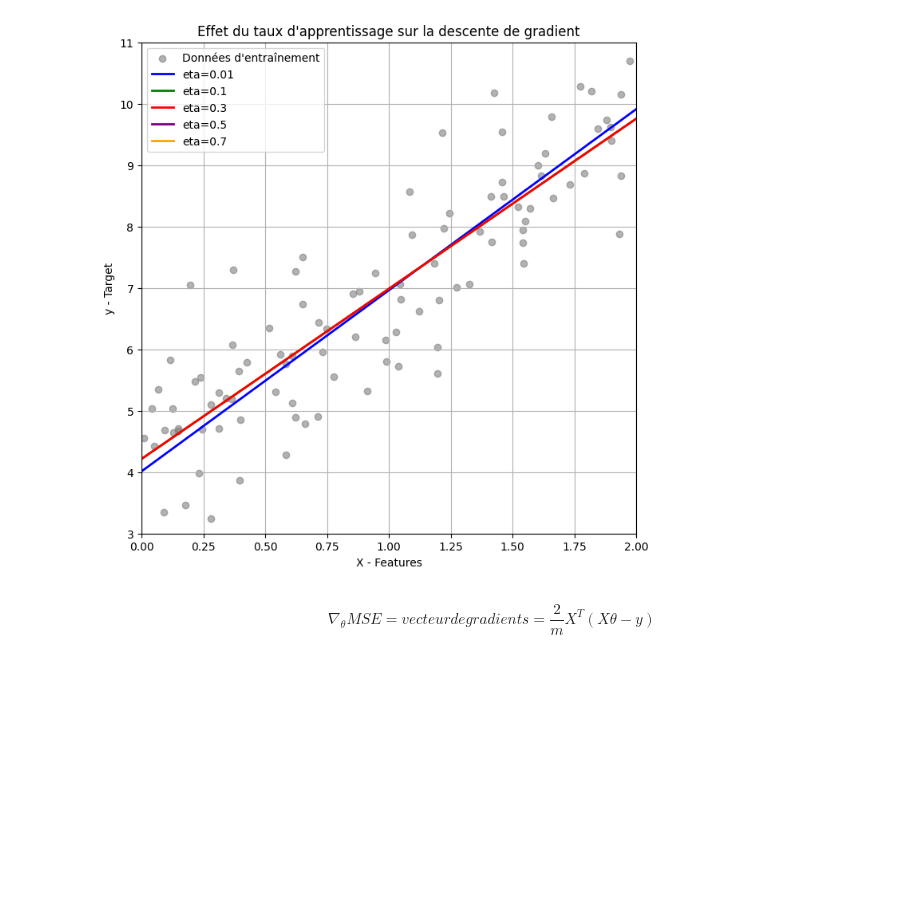
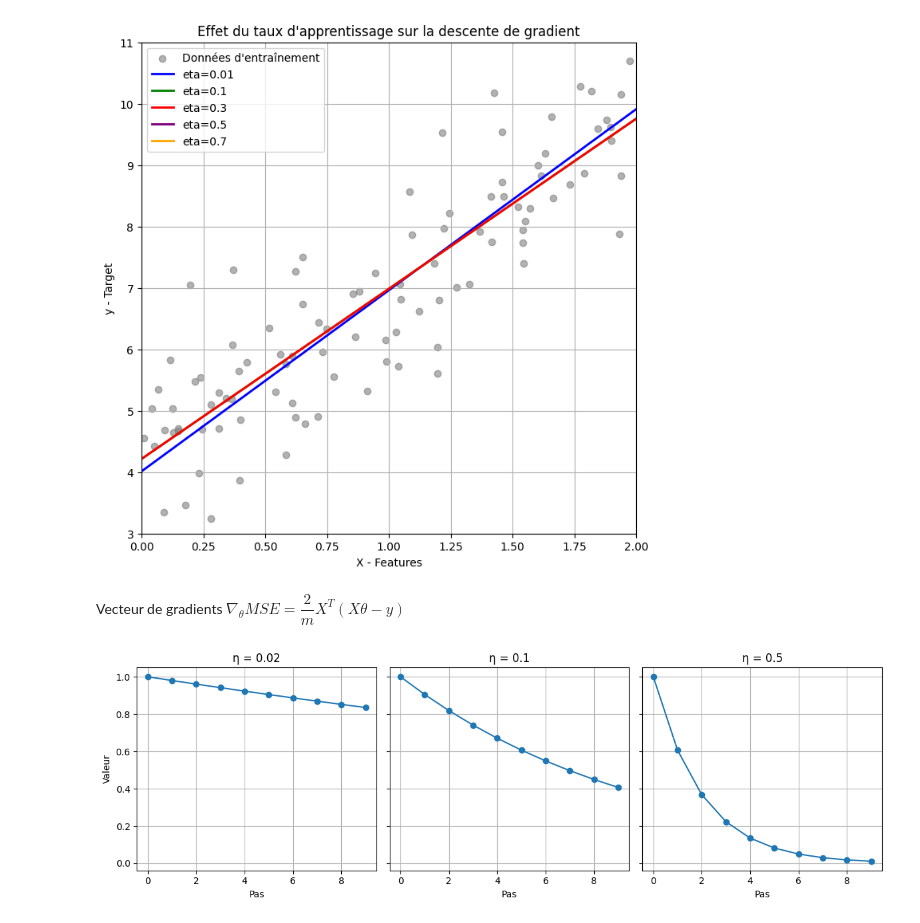
Before and after one commit to bruno-coulet/what-is-machine-learning, a Jupyter notebook: gradient_descent.ipynb, the cells around one changed output. Drawn from its saved outputs; the diff is of its cells as text; code cells hidden in the pictures; blank space fills up the shorter version.

Commit message:
learning rate

```diff
--- a/gradient_descent.ipynb
+++ b/gradient_descent.ipynb
@@ -71,6 +71,34 @@ learning_rate=0.7 → theta final: [-8.15454551e+55 -9.23561439e+55]
 (0.0, 2.0, 3.0, 11.0)
 [figure]
 # %% [markdown]
-$$
-\nabla_\theta MSE = {vecteur} {de} {gradients} = \frac{2}{m} X^T (X\theta - y)
-$$
+Vecteur de gradients $\boxed{
+\nabla_\theta MSE =  \dfrac{2}{m} X^T (X\theta - y)}
+$
+# %%
+import numpy as np
+import matplotlib.pyplot as plt
+
+# Paramètres
+etas = [0.02, 0.1, 0.5]  # Valeurs de eta
+steps = np.arange(10)  # 10 premiers pas
+initial_value = 1  # Valeur initiale arbitraire
+
+# Générer des valeurs simulant une descente de gradient
+def learning_curve(eta):
+    return initial_value * np.exp(-eta * steps)
+
+# Création des sous-graphiques
+fig, axes = plt.subplots(1, 3, figsize=(12, 4), sharey=True)
+
+for ax, eta in zip(axes, etas):
+    ax.plot(steps, learning_curve(eta), marker='o', linestyle='-')
+    ax.set_title(f"η = {eta}")
+    ax.set_xlabel("Pas")
+    ax.grid()
+
+axes[0].set_ylabel("Valeur")
+
+plt.tight_layout()
+plt.show()
+# %% [output]
+[figure, added]
```
Also changed, not shown: parts of 4 cells of this notebook, 2 other files.
